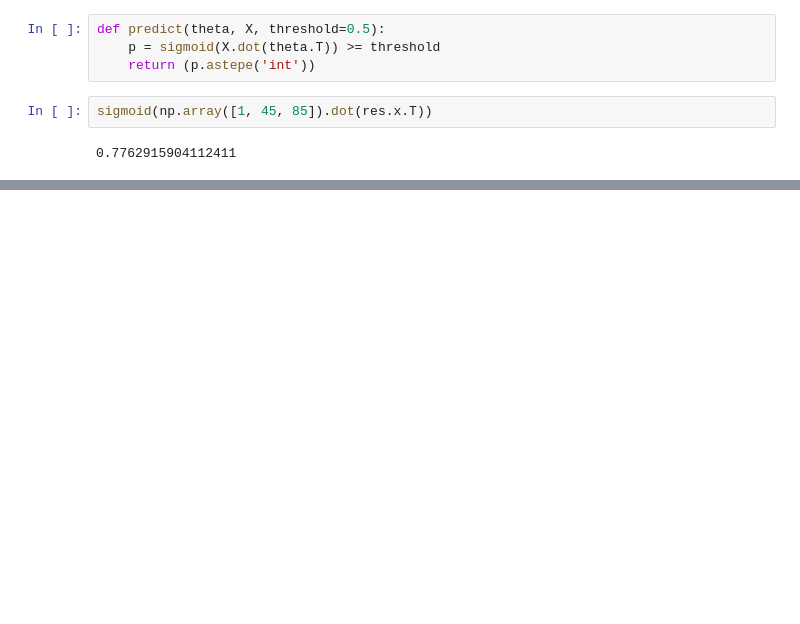
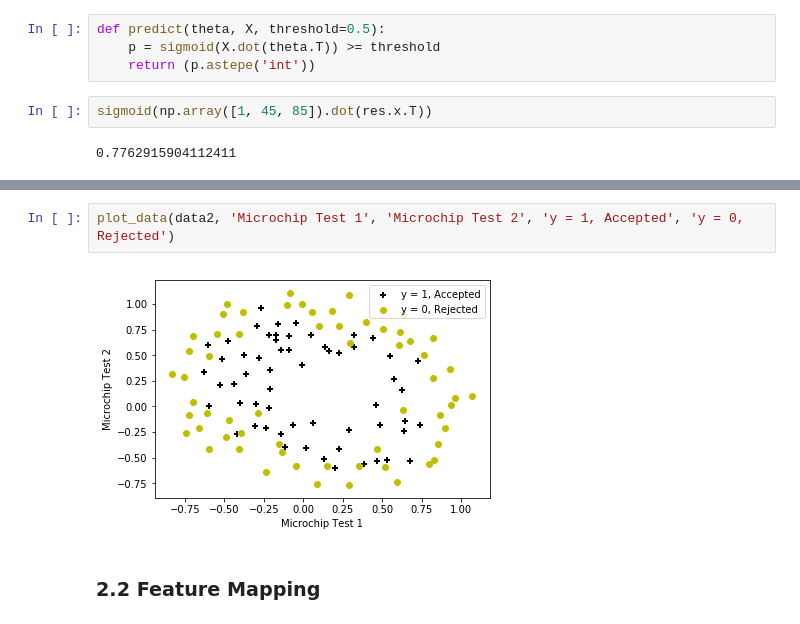
Before and after one commit to CNRio/Machine-Learning-Andrew-Ng, a Jupyter notebook: HW2 - Logistic Regression/ex2.ipynb, the cells around one changed output, grey strips where cells are left out. Cells and saved outputs as stored; diff of their text form; blank space fills up the shorter version.

```diff
--- a/HW2 - Logistic Regression/ex2.ipynb
+++ b/HW2 - Logistic Regression/ex2.ipynb
@@ -107,0 +136,6 @@ sigmoid(np.array([1, 45, 85]).dot(res.x.T))
+# %%
+plot_data(data2, 'Microchip Test 1', 'Microchip Test 2', 'y = 1, Accepted', 'y = 0, Rejected')
+# %% [output]
+[figure, added]
+# %% [markdown]
+### 2.2 Feature Mapping
```
Also changed, not shown: parts of 16 cells of this notebook.
